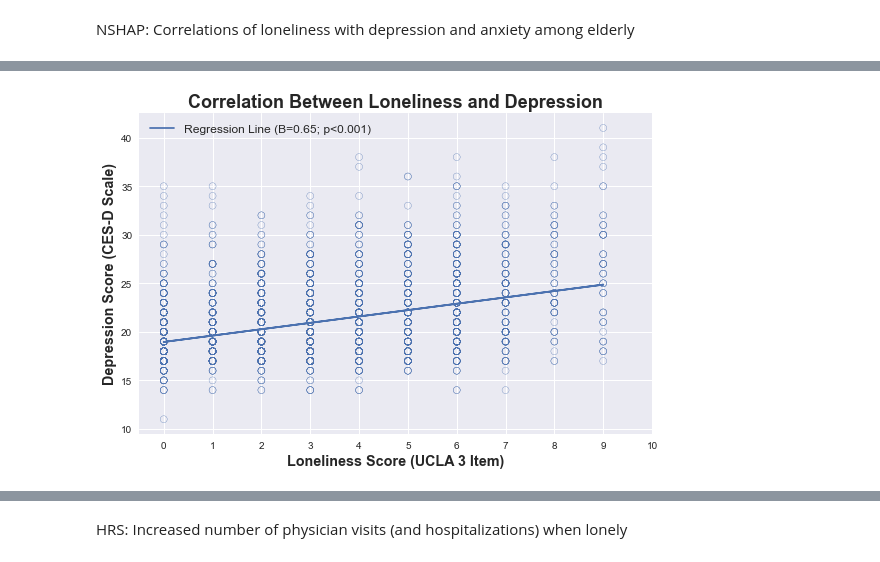
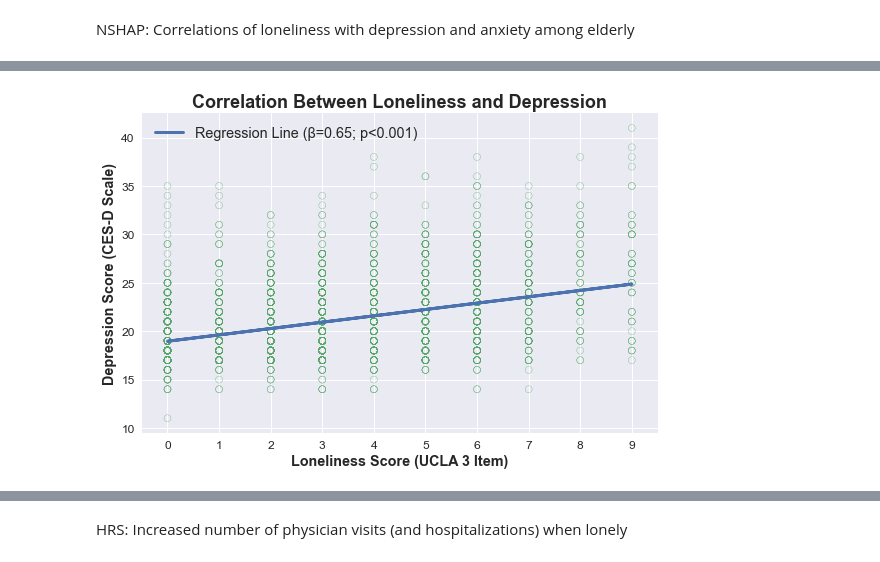
Before and after one commit to fyzeen/Senior-Isolation-Report, a Jupyter notebook: senior-isolation.ipynb, the cells around one changed output, grey strips where cells are left out. Saved outputs shown, nothing was run; the diff lists cells and outputs as text; code cells hidden in the pictures.

Commit message:
finished styling NSHAP correlation graphs; moved around code, commented to make more readable

```diff
--- a/senior-isolation.ipynb
+++ b/senior-isolation.ipynb
@@ -312,23 +310,27 @@ Notes:
 #correlating loneliness score and depression score
 results = sm.OLS(nshap_dscorey,sm.add_constant(nshap_lscorex)).fit()
 
+#printing linear regression analysis summary
 print(results.summary())
 
-plt.scatter(nshap_lscorex, nshap_dscorey, facecolors='none', edgecolors='#4c72b0', marker='o')
+#rendering scatter plot with data points and regression line
+plt.scatter(nshap_lscorex, nshap_dscorey, facecolors='none', edgecolors='#55a868', marker='o')
 
-plt.plot(nshap_lscorex, nshap_lscorex*results.params[1] + results.params[0], label='Regression Line (B=0.65; p<0.001)')
+plt.plot(nshap_lscorex, nshap_lscorex*results.params[1] + results.params[0], label='Regression Line (β=0.65; p<0.001)',
+         color='#4c72b0', linewidth=3)
 
-plt.xticks(ticks=np.arange(0,11))
+plt.xticks(ticks=np.arange(0,10))
 plt.xlim(-.5, 10)
 
 plt.title("Correlation Between Loneliness and Depression", fontsize=18, fontweight='bold')
 plt.xlabel('Loneliness Score (UCLA 3 Item)', fontsize='x-large', fontweight='bold')
 plt.ylabel('Depression Score (CES-D Scale)', fontsize='x-large', fontweight='bold')
-plt.xticks(ticks=np.arange(0,11))
-plt.xlim(-.5, 10)
+plt.xticks(ticks=np.arange(0,11), fontsize='large')
+plt.yticks(fontsize='large')
+plt.xlim(-.5, 9.5)
 
 
-plt.legend(fontsize='large')
+plt.legend(fontsize='x-large')
 plt.tight_layout()
 plt.show()
 # %% [output]
@@ -342,14 +344,14 @@ Time:                        00:33:36   Log-Likelihood:                -8184.0
 No. Observations:                3053   AIC:                         1.637e+04
 Df Residuals:                    3051   BIC:                         1.638e+04
 Df Model:                           1
 Covariance Type:            nonrobust
 ================================================================================
 ... (9 lines left out)
 ==============================================================================
 
 Notes:
 [1] Standard Errors assume that the covariance matrix of the errors is correctly specified.
-[figure, old version]
+[figure, new version]
 # %%
 #correlating loneliness score and percieved stress score
 results = sm.OLS(nshap_psscorey,sm.add_constant(nshap_lscorex)).fit()
```
Also changed, not shown: parts of 19 cells of this notebook.
